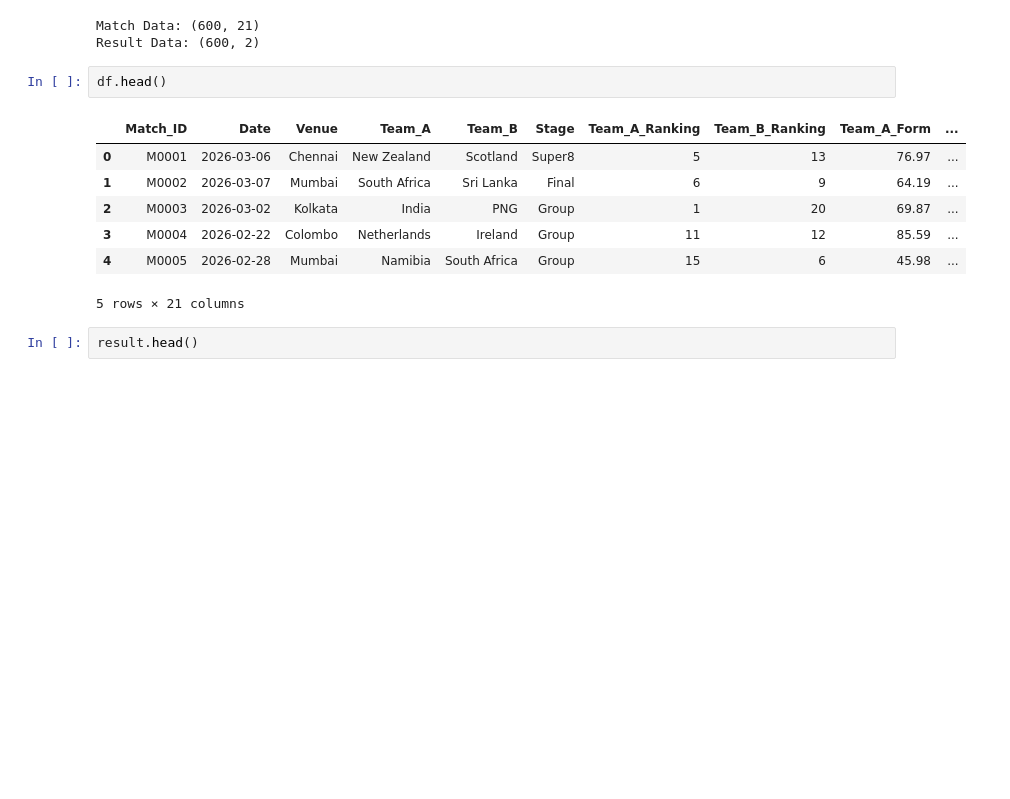
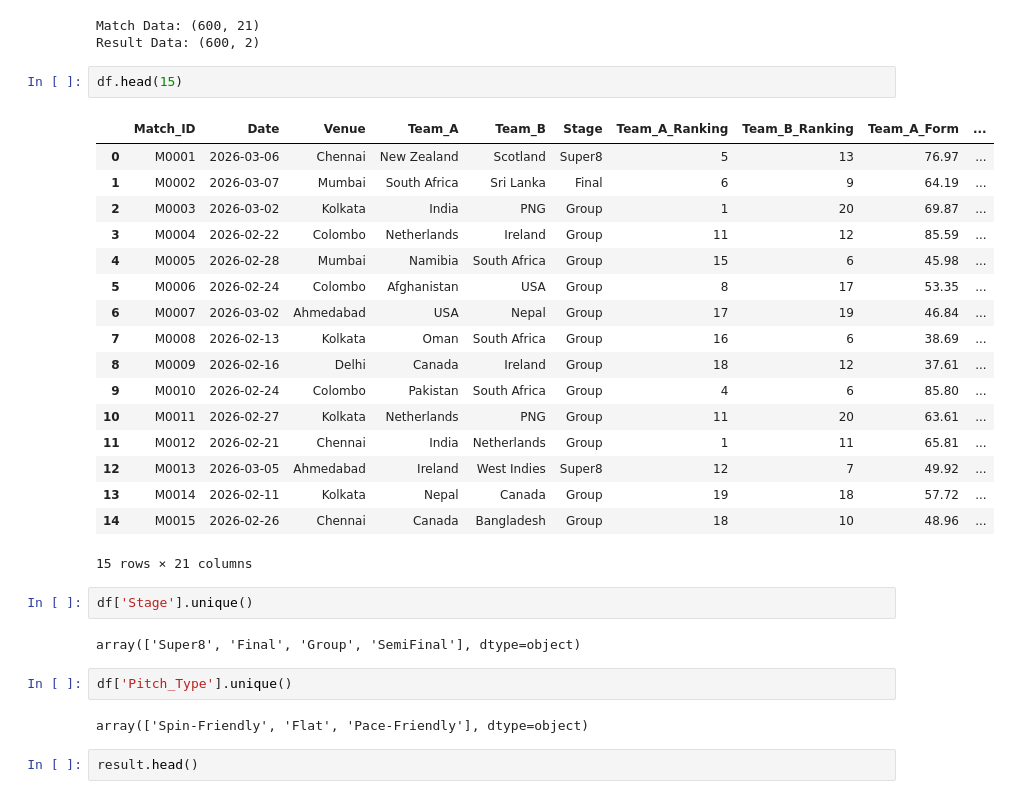
Before and after one commit to Priyanshu6yadav/Machine-Learning, a Jupyter notebook: 2026 t20 match/t20_dataset.ipynb, the cells around one changed output. Drawn from its saved outputs; the diff is of its cells as text; blank space fills up the shorter version.

```diff
--- a/2026 t20 match/t20_dataset.ipynb
+++ b/2026 t20 match/t20_dataset.ipynb
@@ -24,15 +24,33 @@ print(f'Result Data: {result.shape}')
 Match Data: (600, 21)
 Result Data: (600, 2)
 # %%
-df.head()
+df.head(15)
 # %% [output]
 |  | Match_ID | Date | Venue | Team_A | Team_B | Stage | Team_A_Ranking | Team_B_Ranking | Team_A_Form | ... |
 | 0 | M0001 | 2026-03-06 | Chennai | New Zealand | Scotland | Super8 | 5 | 13 | 76.97 | ... |
 | 1 | M0002 | 2026-03-07 | Mumbai | South Africa | Sri Lanka | Final | 6 | 9 | 64.19 | ... |
 | 2 | M0003 | 2026-03-02 | Kolkata | India | PNG | Group | 1 | 20 | 69.87 | ... |
 | 3 | M0004 | 2026-02-22 | Colombo | Netherlands | Ireland | Group | 11 | 12 | 85.59 | ... |
 | 4 | M0005 | 2026-02-28 | Mumbai | Namibia | South Africa | Group | 15 | 6 | 45.98 | ... |
+| 5 | M0006 | 2026-02-24 | Colombo | Afghanistan | USA | Group | 8 | 17 | 53.35 | ... |
+| 6 | M0007 | 2026-03-02 | Ahmedabad | USA | Nepal | Group | 17 | 19 | 46.84 | ... |
+| 7 | M0008 | 2026-02-13 | Kolkata | Oman | South Africa | Group | 16 | 6 | 38.69 | ... |
+| 8 | M0009 | 2026-02-16 | Delhi | Canada | Ireland | Group | 18 | 12 | 37.61 | ... |
+| 9 | M0010 | 2026-02-24 | Colombo | Pakistan | South Africa | Group | 4 | 6 | 85.80 | ... |
+| 10 | M0011 | 2026-02-27 | Kolkata | Netherlands | PNG | Group | 11 | 20 | 63.61 | ... |
+| 11 | M0012 | 2026-02-21 | Chennai | India | Netherlands | Group | 1 | 11 | 65.81 | ... |
+| 12 | M0013 | 2026-03-05 | Ahmedabad | Ireland | West Indies | Super8 | 12 | 7 | 49.92 | ... |
+| 13 | M0014 | 2026-02-11 | Kolkata | Nepal | Canada | Group | 19 | 18 | 57.72 | ... |
+| 14 | M0015 | 2026-02-26 | Chennai | Canada | Bangladesh | Group | 18 | 10 | 48.96 | ... |
-5 rows × 21 columns
+15 rows × 21 columns
+# %%
+df['Stage'].unique()
+# %% [output]
+array(['Super8', 'Final', 'Group', 'SemiFinal'], dtype=object)
+# %%
+df['Pitch_Type'].unique()
+# %% [output]
+array(['Spin-Friendly', 'Flat', 'Pace-Friendly'], dtype=object)
 # %%
 result.head()
 # %% [output]
```
Also changed, not shown: parts of 18 cells of this notebook.
